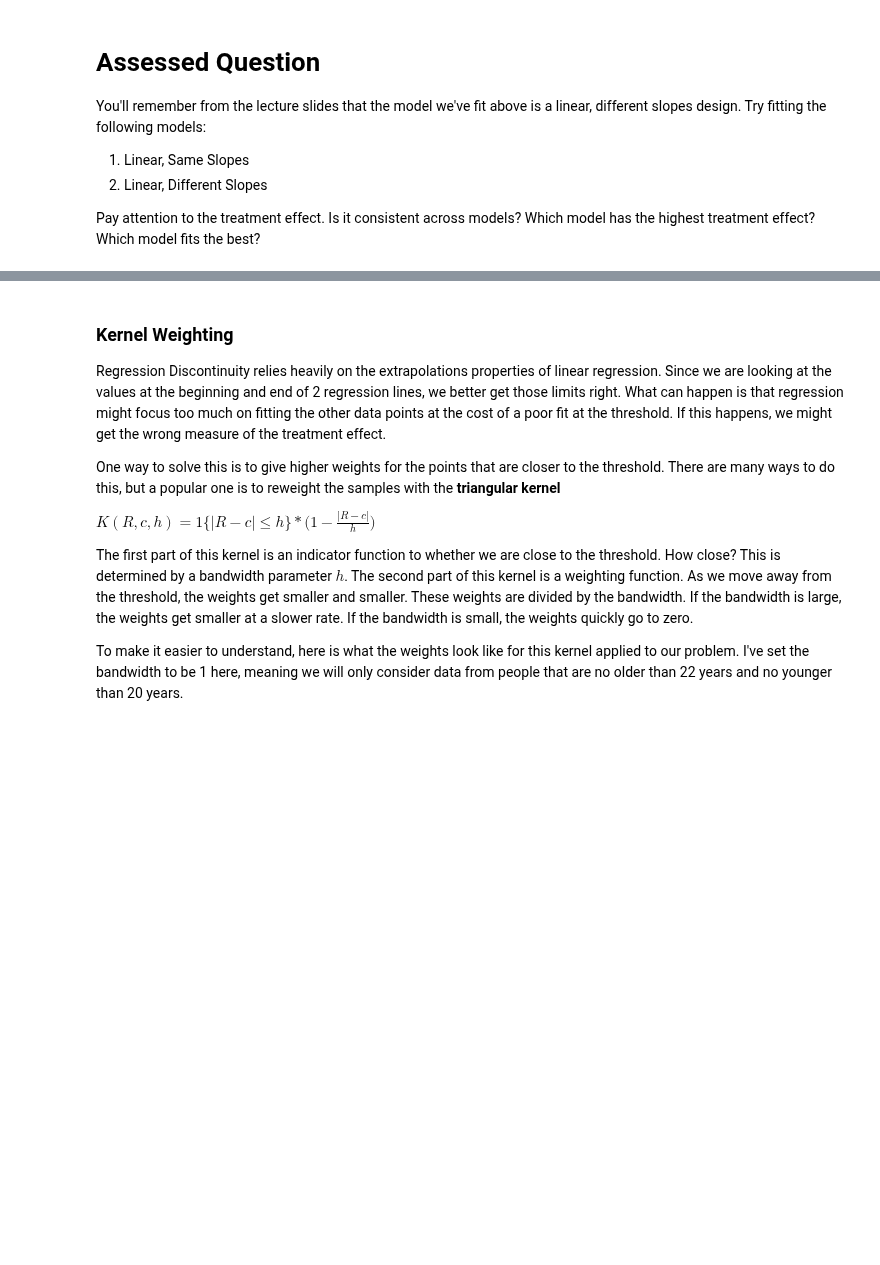
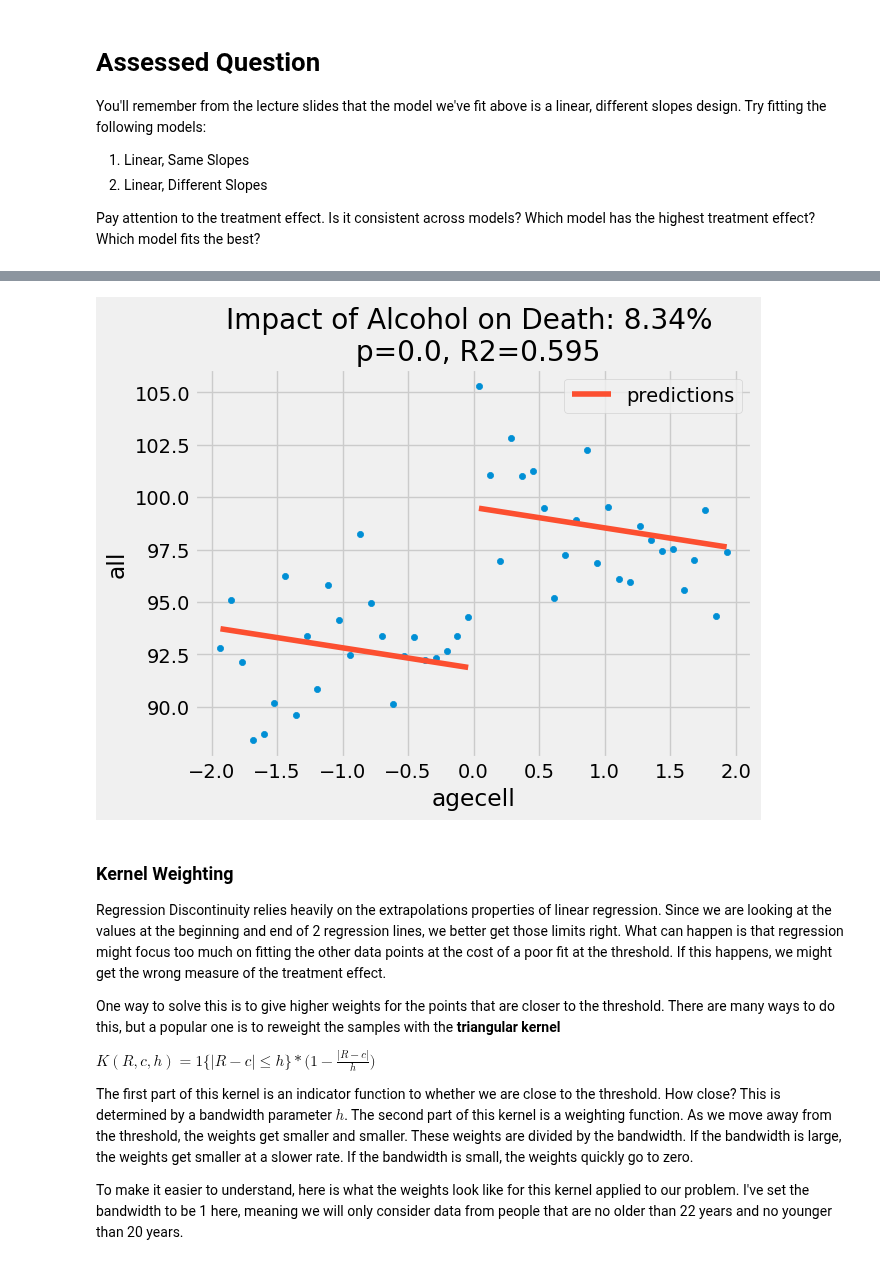
Before and after one commit to szofivardy-dev/QM2, a Jupyter notebook: w09_regression_discontinuity.ipynb, the cells around one changed output, grey strips where cells are left out. Saved outputs shown, nothing was run; the diff lists cells and outputs as text; code cells hidden in the pictures; blank space fills up the shorter version.

```diff
--- a/w09_regression_discontinuity.ipynb
+++ b/w09_regression_discontinuity.ipynb
@@ -248,10 +248,10 @@ ate_pct = 100*((model.params["threshold"] + model.params["Intercept"])/model.par
 
 print("Alcohol increases the chance of death by all causes by {}%".format(np.round(ate_pct,2)))
 
-#ax = drinking.plot.scatter(x="agecell", y="all", color="C0")
-#drinking.assign(predictions=model.fittedvalues).plot(x="agecell", y="predictions", ax=ax, color="C1")
-#plt.title(f"Impact of Alcohol on Death: {np.round(ate_pct, 2)}% \n p={np.round(model.pvalues['threshold'], 3)}, R2={np.round(model.rsquared, 3)}")
-#plt.show()
+ax = drinking.plot.scatter(x="agecell", y="all", color="C0")
+drinking.assign(predictions=model.fittedvalues).plot(x="agecell", y="predictions", ax=ax, color="C1")
+plt.title(f"Impact of Alcohol on Death: {np.round(ate_pct, 2)}% \n p={np.round(model.pvalues['threshold'], 3)}, R2={np.round(model.rsquared, 3)}")
+plt.show()
 # %% [output]
                             WLS Regression Results
 ==============================================================================
@@ -263,10 +263,11 @@ Time:                        12:43:19   Log-Likelihood:                -110.41
 No. Observations:                  48   AIC:                             226.8
 Df Residuals:                      45   BIC:                             232.4
 Df Model:                           2
 Covariance Type:            nonrobust
 ==============================================================================
 ... (11 lines left out)
 
 Notes:
 [1] Standard Errors assume that the covariance matrix of the errors is correctly specified.
 Alcohol increases the chance of death by all causes by 8.34%
+[figure, added]
```
Also changed, not shown: parts of 5 cells of this notebook.
